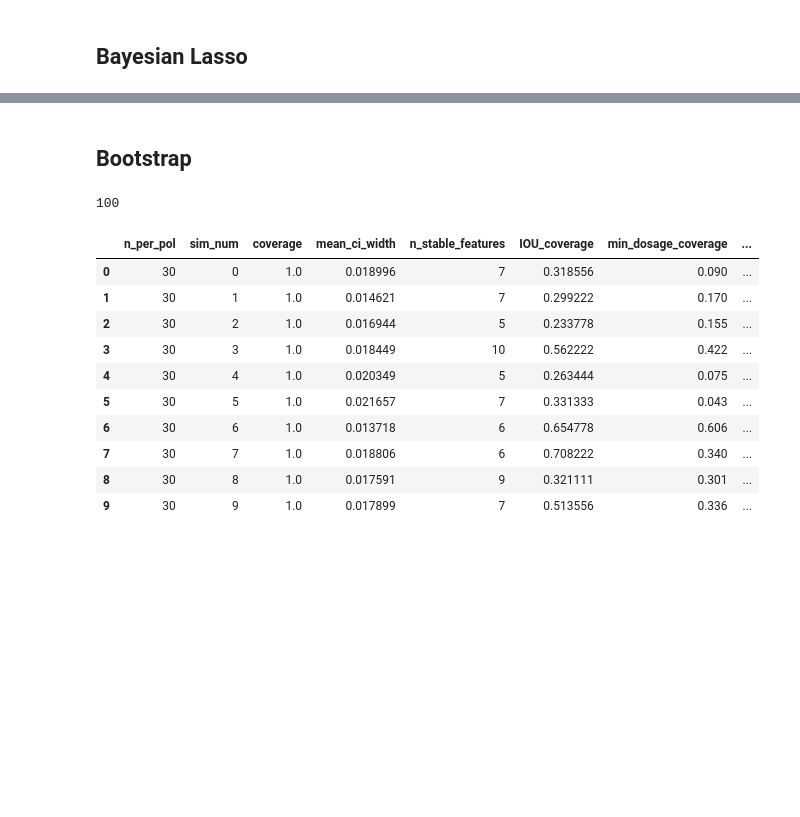
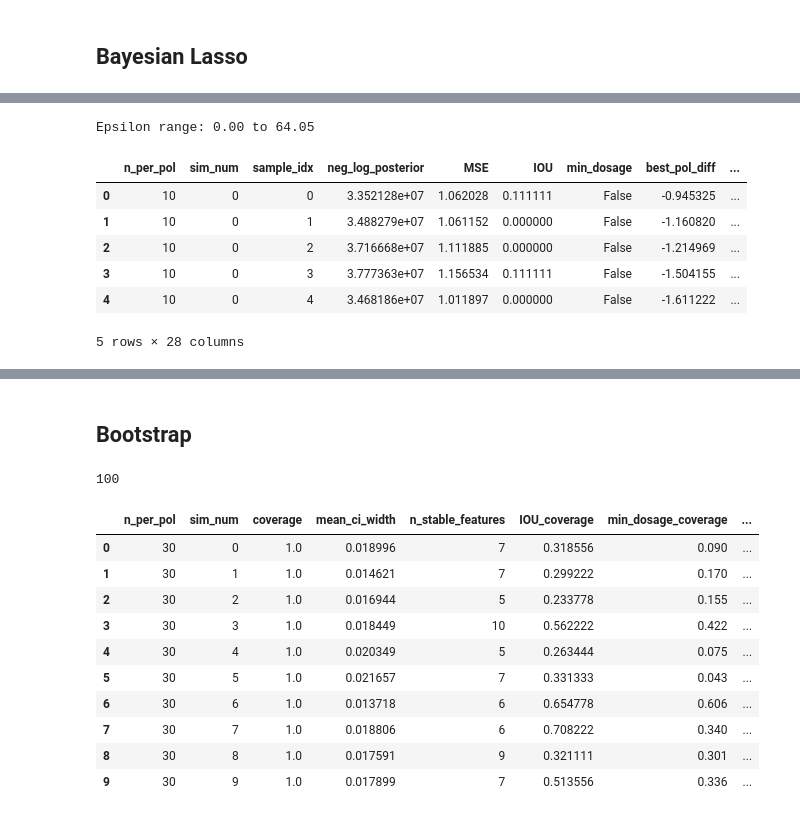
Before and after one commit to AparaV/rashomon-partition-sets, a Jupyter notebook: Code/analyze_reff_simulations.ipynb, the cells around one changed output, grey strips where cells are left out. Cells and saved outputs as stored; diff of their text form; code cells hidden in the pictures; blank space fills up the shorter version.

```diff
--- a/Code/analyze_reff_simulations.ipynb
+++ b/Code/analyze_reff_simulations.ipynb
@@ -228,0 +228,30 @@ blasso_df.head()
+# %%
+# Process Bayesian Lasso samples for epsilon analysis
+blasso_eps_df = blasso_samples_raw_df.copy()
+
+# Find whether each model identifies the true best profile or not
+blasso_eps_df["right_best_profile"] = blasso_eps_df[true_best_profile]
+blasso_eps_df["wrong_best_profile"] = 1 - blasso_eps_df["right_best_profile"]
+
+# Compute epsilon: distance from mode (best model) as percentage
+blasso_eps_df["eps"] = blasso_eps_df.groupby(["n_per_pol", "sim_num"])["neg_log_posterior"].transform(
+    lambda x: (x - x.min()) / x.min() * 100
+)
+
+# Create epsilon bins
+eps_hist_blasso = np.histogram(blasso_eps_df["eps"], bins=15)[1].tolist()
+eps_levels_blasso = [-0.1] + eps_hist_blasso + [np.max(blasso_eps_df["eps"]) + 0.1]
+eps_bins_blasso = eps_levels_blasso[1:]
+blasso_eps_df["eps_levels"] = pd.cut(blasso_eps_df["eps"], bins=eps_levels_blasso, labels=eps_bins_blasso)
+
+print(f"Epsilon range: {np.min(blasso_eps_df['eps']):.2f} to {np.max(blasso_eps_df['eps']):.2f}")
+blasso_eps_df.head()
+# %% [output]
+Epsilon range: 0.00 to 64.05
+|  | n_per_pol | sim_num | sample_idx | neg_log_posterior | MSE | IOU | min_dosage | best_pol_diff | ... |
+| 0 | 10 | 0 | 0 | 3.352128e+07 | 1.062028 | 0.111111 | False | -0.945325 | ... |
+| 1 | 10 | 0 | 1 | 3.488279e+07 | 1.061152 | 0.000000 | False | -1.160820 | ... |
+| 2 | 10 | 0 | 2 | 3.716668e+07 | 1.111885 | 0.000000 | False | -1.214969 | ... |
+| 3 | 10 | 0 | 3 | 3.777363e+07 | 1.156534 | 0.111111 | False | -1.504155 | ... |
+| 4 | 10 | 0 | 4 | 3.468186e+07 | 1.011897 | 0.000000 | False | -1.611222 | ... |
+5 rows × 28 columns
```
Also changed, not shown: parts of 13 cells of this notebook.
